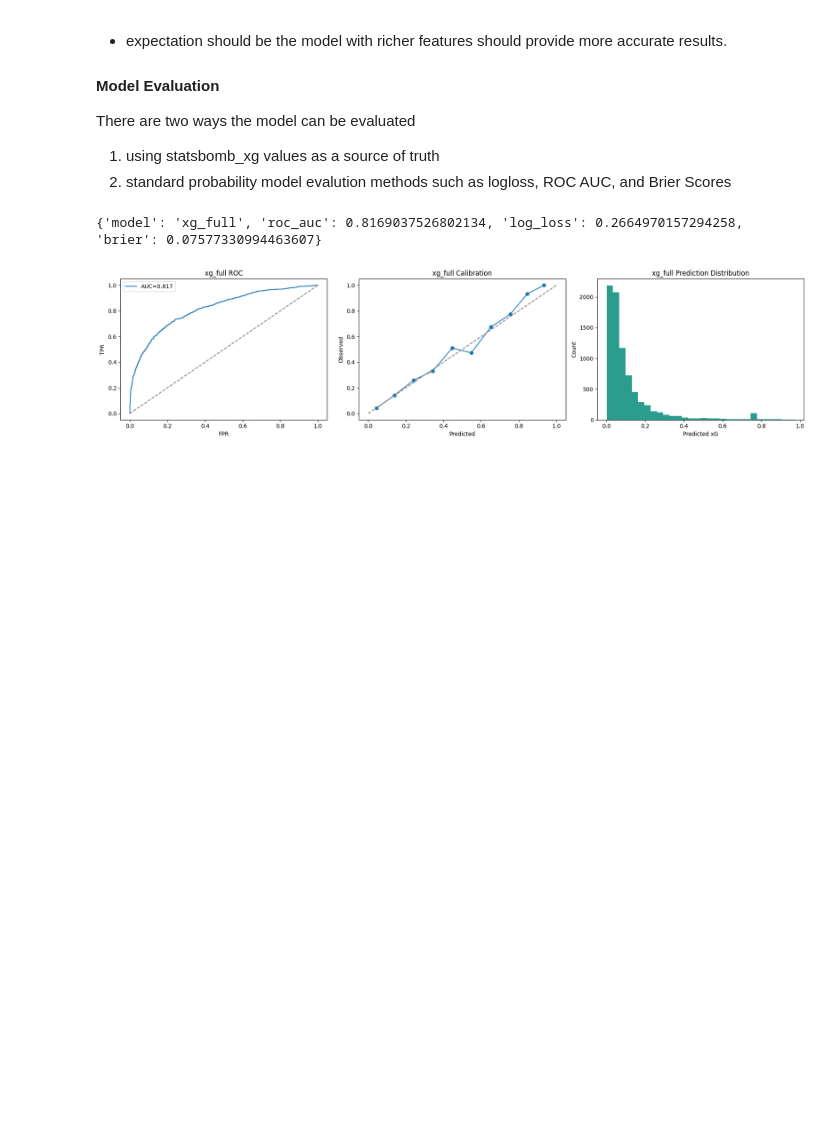
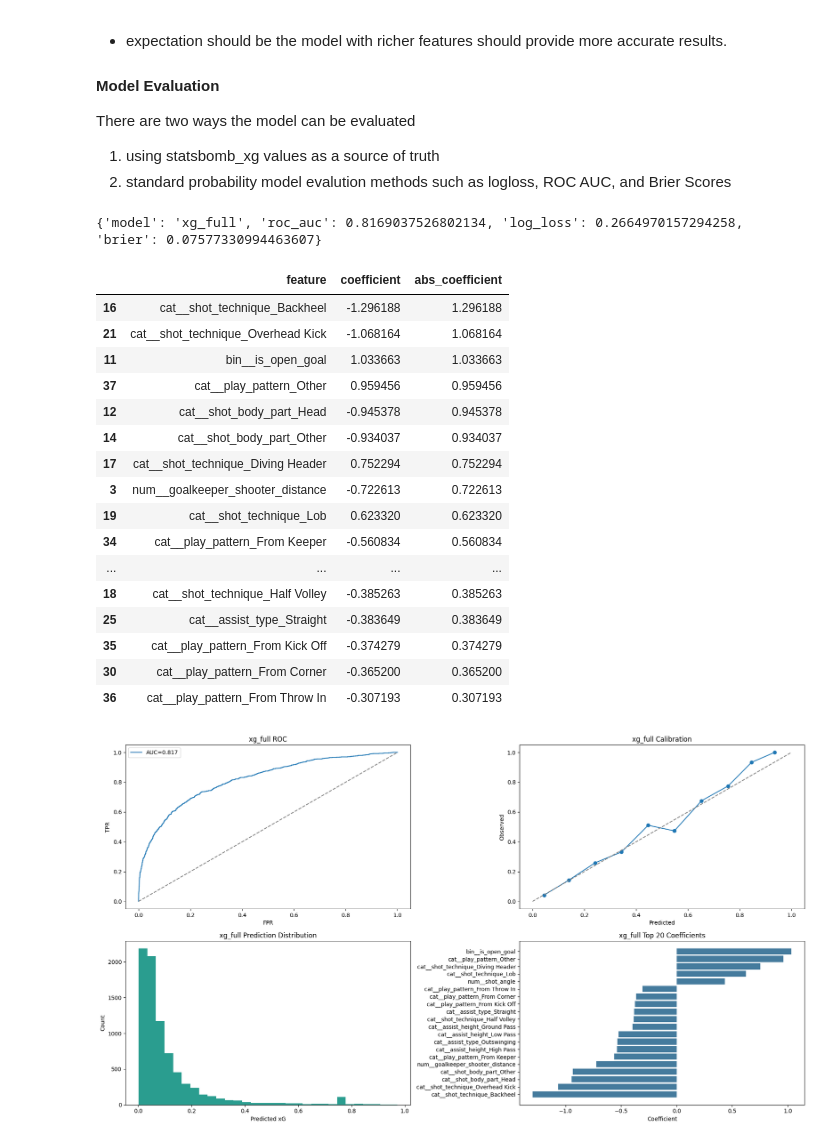
Before and after one commit to addybrown/DataScienceProjects, a Jupyter notebook: GLMXgModel/GLM_Expected_Goals.ipynb, the cells around one changed output. Drawn from its saved outputs; the diff is of its cells as text; code cells hidden in the pictures; blank space fills up the shorter version.

Commit message:
fix to model outputs

```diff
--- a/GLMXgModel/GLM_Expected_Goals.ipynb
+++ b/GLMXgModel/GLM_Expected_Goals.ipynb
@@ -367,7 +367,7 @@ There are two ways the model can be evaluated
 1) using statsbomb_xg values as a source of truth
 2) standard probability model evalution methods such as logloss, ROC AUC, and Brier Scores
 # %%
-
+# xg_full model: train + plots
 
 full_cont_cols = [
     "shot_angle",
@@ -443,50 +443,82 @@ xg_full_preprocess = ColumnTransformer([
 ])
 
 xg_full = Pipeline([
     ("prep", xg_full_preprocess),
     ("logit", LogisticRegression(max_iter=3000, solver="lbfgs")),
 ])
 
 xg_full.fit(X_full_train, y_full_train)
 xg_full_test_pred = xg_full.predict_proba(X_full_test)[:, 1]
 
 xg_full_metrics = {
     "model": "xg_full",
     "roc_auc": roc_auc_score(y_full_test, xg_full_test_pred),
     "log_loss": log_loss(y_full_test, xg_full_test_pred),
     "brier": brier_score_loss(y_full_test, xg_full_test_pred),
 }
 
+# Coefficient table for xg_full
+xg_full_feature_names = xg_full.named_steps["prep"].get_feature_names_out()
+xg_full_coefs_df = pd.DataFrame({
+    "feature": xg_full_feature_names,
+    "coefficient": xg_full.named_steps["logit"].coef_[0],
+})
+xg_full_coefs_df["abs_coefficient"] = xg_full_coefs_df["coefficient"].abs()
+xg_full_coefs_df = xg_full_coefs_df.sort_values("abs_coefficient", ascending=False)
+
 print(xg_full_metrics)
+display(xg_full_coefs_df.head(20))
 
 fpr_full, tpr_full, _ = roc_curve(y_full_test, xg_full_test_pred)
 frac_full, mean_full = calibration_curve(y_full_test, xg_full_test_pred, n_bins=10)
 
-fig, axes = plt.subplots(1, 3, figsize=(18, 4.5))
+fig, axes = plt.subplots(2, 2, figsize=(18, 10))
 
-axes[0].plot(fpr_full, tpr_full, label=f"AUC={xg_full_metrics['roc_auc']:.3f}")
-axes[0].plot([0, 1], [0, 1], "--", color="gray")
-axes[0].set_title("xg_full ROC")
-axes[0].set_xlabel("FPR")
-axes[0].set_ylabel("TPR")
-axes[0].legend()
+axes[0, 0].plot(fpr_full, tpr_full, label=f"AUC={xg_full_metrics['roc_auc']:.3f}")
+axes[0, 0].plot([0, 1], [0, 1], "--", color="gray")
+axes[0, 0].set_title("xg_full ROC")
+axes[0, 0].set_xlabel("FPR")
+axes[0, 0].set_ylabel("TPR")
+axes[0, 0].legend()
 
-axes[1].plot(mean_full, frac_full, marker="o")
-axes[1].plot([0, 1], [0, 1], "--", color="gray")
-axes[1].set_title("xg_full Calibration")
-axes[1].set_xlabel("Predicted")
-axes[1].set_ylabel("Observed")
+axes[0, 1].plot(mean_full, frac_full, marker="o")
+axes[0, 1].plot([0, 1], [0, 1], "--", color="gray")
+axes[0, 1].set_title("xg_full Calibration")
+axes[0, 1].set_xlabel("Predicted")
+axes[0, 1].set_ylabel("Observed")
 
-axes[2].hist(xg_full_test_pred, bins=30, color="#2a9d8f")
-axes[2].set_title("xg_full Prediction Distribution")
-axes[2].set_xlabel("Predicted xG")
-axes[2].set_ylabel("Count")
+axes[1, 0].hist(xg_full_test_pred, bins=30, color="#2a9d8f")
+axes[1, 0].set_title("xg_full Prediction Distribution")
+axes[1, 0].set_xlabel("Predicted xG")
+axes[1, 0].set_ylabel("Count")
+
+coef_plot_full = xg_full_coefs_df.head(20).sort_values("coefficient")
+axes[1, 1].barh(coef_plot_full["feature"], coef_plot_full["coefficient"], color="#457b9d")
+axes[1, 1].set_title("xg_full Top 20 Coefficients")
+axes[1, 1].set_xlabel("Coefficient")
 
 plt.tight_layout()
 plt.show()
 # %% [output]
 {'model': 'xg_full', 'roc_auc': 0.8169037526802134, 'log_loss': 0.2664970157294258, 'brier': 0.07577330994463607}
+|  | feature | coefficient | abs_coefficient |
+| 16 | cat__shot_technique_Backheel | -1.296188 | 1.296188 |
+| 21 | cat__shot_technique_Overhead Kick | -1.068164 | 1.068164 |
+| 11 | bin__is_open_goal | 1.033663 | 1.033663 |
+| 37 | cat__play_pattern_Other | 0.959456 | 0.959456 |
+| 12 | cat__shot_body_part_Head | -0.945378 | 0.945378 |
+| 14 | cat__shot_body_part_Other | -0.934037 | 0.934037 |
+| 17 | cat__shot_technique_Diving Header | 0.752294 | 0.752294 |
+| 3 | num__goalkeeper_shooter_distance | -0.722613 | 0.722613 |
+| 19 | cat__shot_technique_Lob | 0.623320 | 0.623320 |
+| 34 | cat__play_pattern_From Keeper | -0.560834 | 0.560834 |
+| ... | ... | ... | ... |
+| 18 | cat__shot_technique_Half Volley | -0.385263 | 0.385263 |
+| 25 | cat__assist_type_Straight | -0.383649 | 0.383649 |
+| 35 | cat__play_pattern_From Kick Off | -0.374279 | 0.374279 |
+| 30 | cat__play_pattern_From Corner | -0.365200 | 0.365200 |
+| 36 | cat__play_pattern_From Throw In | -0.307193 | 0.307193 |
-[figure, old version]
+[figure, new version]
 # %%
 # xg_semi_full model: train + plots
 semi_cont_cols = [
```
Also changed, not shown: parts of 3 cells of this notebook.
